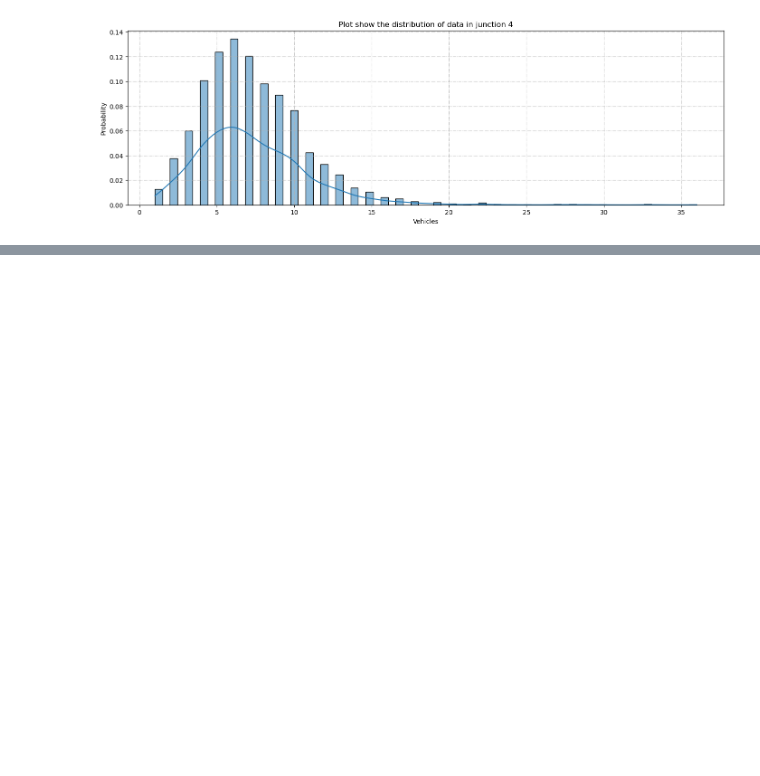
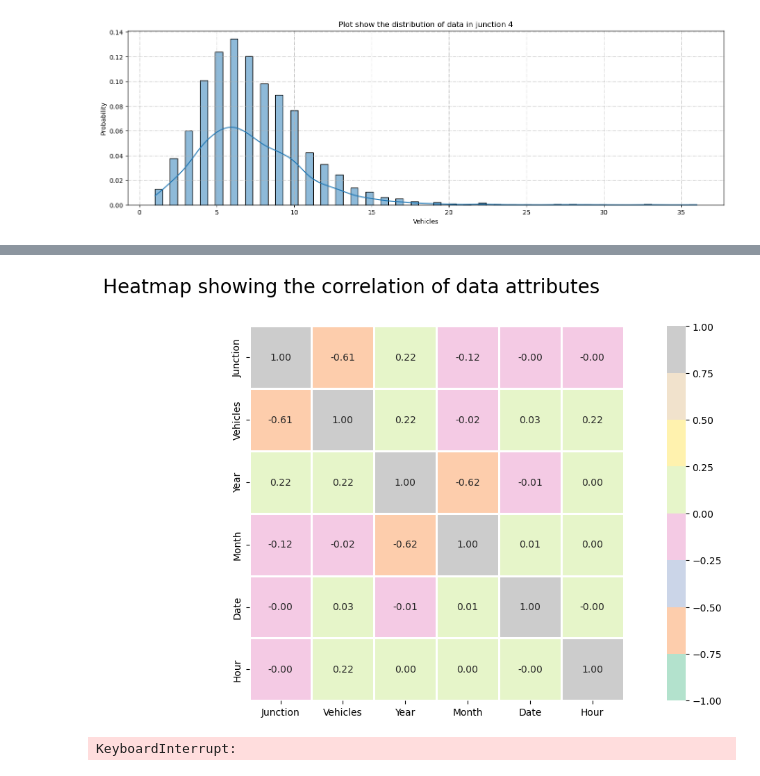
Before and after one commit to tanaynistala/traffic, a Jupyter notebook: exploration/simpletraffic_analysis.ipynb, the cells around one changed output, grey strips where cells are left out. Saved outputs shown, nothing was run; the diff lists cells and outputs as text; code cells hidden in the pictures; blank space fills up the shorter version.

```diff
--- a/exploration/simpletraffic_analysis.ipynb
+++ b/exploration/simpletraffic_analysis.ipynb
@@ -80,0 +99,16 @@ for jn in range(1, 5):
+# %%
+# Assuming df is your DataFrame
+numeric_columns = df.select_dtypes(include='number')
+corr = numeric_columns.corr()
+
+# Plotting the heatmap
+f, ax = plt.subplots(figsize=(16, 7))
+sns.heatmap(corr, cmap= "Pastel2", annot=True, fmt='.2f', vmin=-1, vmax=1, square=True, linewidths=1)
+f.suptitle('Heatmap showing the correlation of data attributes', fontsize=20)
+plt.show()
+# %% [output]
+[figure, added]
+# %%
+sns.pairplot(data=df, hue= "Junction",palette=colors)
+# %% [output]
+KeyboardInterrupt:
```
Also changed, not shown: parts of 30 cells of this notebook, 1 other file.
